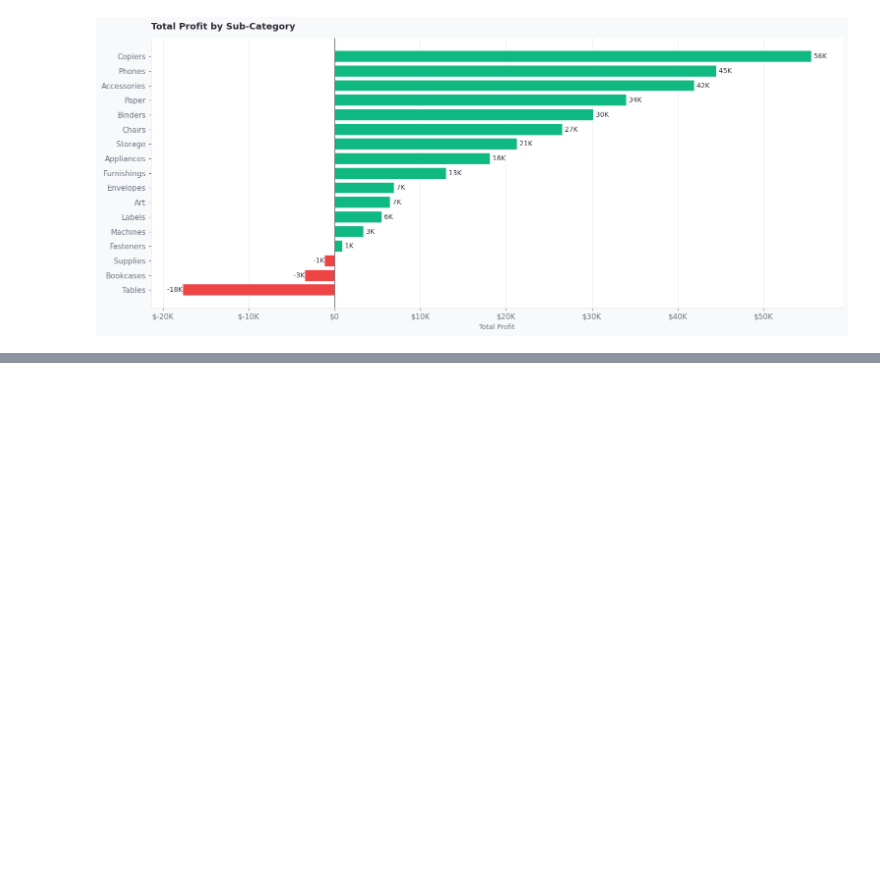
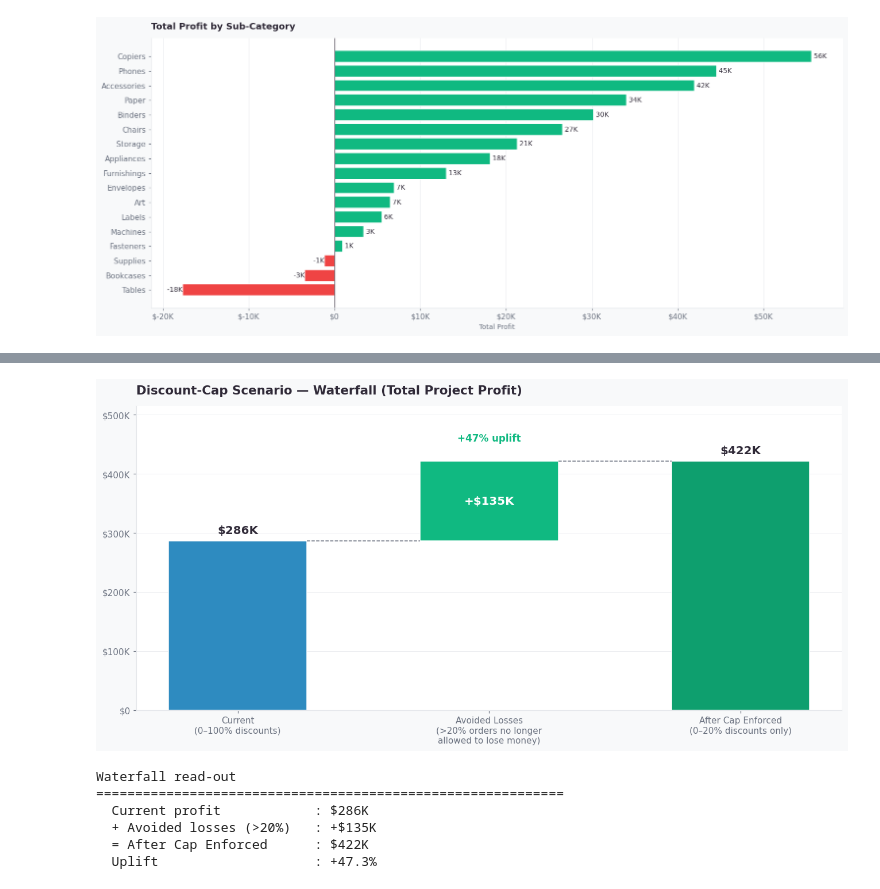
Before and after one commit to STAMPNonthakorn/superstore-analytics-dashboard, a Jupyter notebook: notebooks/superstore_dashboard.ipynb, the cells around one changed output, grey strips where cells are left out. Drawn from its saved outputs; the diff is of its cells as text; code cells hidden in the pictures; blank space fills up the shorter version.

```diff
--- a/notebooks/superstore_dashboard.ipynb
+++ b/notebooks/superstore_dashboard.ipynb
@@ -533,0 +531,71 @@ A read-out of the two-page dashboard. Each recommendation is limited to one the
+# %%
+
+# WATERFALL  —  Current  +  Avoided Losses  =  After Cap
+
+mask_over_20      = df['Discount'] > 0.20
+profit_current    = df['Profit'].sum()
+losses_over_20    = df.loc[mask_over_20, 'Profit'].sum()      # negative number
+avoided_losses    = -losses_over_20                            # positive uplift
+profit_after_cap  = profit_current + avoided_losses
+uplift_pct        = avoided_losses / profit_current * 100
+
+DARK_GREEN = '#0E9F6E'
+
+fig, ax = plt.subplots(figsize=(12, 6))
+
+# bars
+ax.bar(0, profit_current, width=0.55, color=BLUE,       edgecolor='white', zorder=2)
+ax.bar(1, avoided_losses, width=0.55, color=GREEN,      edgecolor='white',
+       bottom=profit_current, zorder=2)
+ax.bar(2, profit_after_cap, width=0.55, color=DARK_GREEN, edgecolor='white', zorder=2)
+
+# connecting dashed lines between step tops
+ax.plot([0 + 0.275, 1 - 0.275], [profit_current,   profit_current],   ls='--', color=MUTED, lw=1)
+ax.plot([1 + 0.275, 2 - 0.275], [profit_after_cap, profit_after_cap], ls='--', color=MUTED, lw=1)
+
+# value labels
+ax.text(0, profit_current   + profit_after_cap*0.02,
+        fmt_money(profit_current), ha='center', va='bottom',
+        fontsize=13, fontweight='bold', color=DARK)
+ax.text(1, profit_current + avoided_losses/2,
+        f'+{fmt_money(avoided_losses)}',
+        ha='center', va='center', fontsize=13, fontweight='bold', color='white')
+ax.text(2, profit_after_cap + profit_after_cap*0.02,
+        fmt_money(profit_after_cap), ha='center', va='bottom',
+        fontsize=13, fontweight='bold', color=DARK)
+
+# uplift % callout above middle step
+ax.text(1, profit_current + avoided_losses + profit_after_cap*0.08,
+        f'+{uplift_pct:.0f}% uplift', ha='center',
+        fontsize=11, color=GREEN, fontweight='bold')
+
+ax.set_xticks([0, 1, 2])
+ax.set_xticklabels([
+    'Current\n(0–100% discounts)',
+    'Avoided Losses\n(>20% orders no longer\nallowed to lose money)',
+    'After Cap Enforced\n(0–20% discounts only)',
+], fontsize=10)
+ax.yaxis.set_major_formatter(mticker.FuncFormatter(fmt_money))
+ax.set_ylim(0, profit_after_cap * 1.22)
+ax.set_title('Discount-Cap Scenario — Waterfall (Total Project Profit)',
+             loc='left', pad=14, fontsize=14, fontweight='bold')
+ax.grid(axis='y', color=CARD_EDGE, lw=0.5, zorder=1)
+for s in ('top', 'right'): ax.spines[s].set_visible(False)
+plt.tight_layout()
+plt.show()
+
+# numeric read-out
+print('\nWaterfall read-out')
+print('=' * 60)
+print(f'  Current profit            : {fmt_money(profit_current)}')
+print(f'  + Avoided losses (>20%)   : +{fmt_money(avoided_losses)}')
+print(f'  = After Cap Enforced      : {fmt_money(profit_after_cap)}')
+print(f'  Uplift                    : +{uplift_pct:.1f}%')
+# %% [output]
+[figure, added]
+Waterfall read-out
+============================================================
+  Current profit            : $286K
+  + Avoided losses (>20%)   : +$135K
+  = After Cap Enforced      : $422K
+  Uplift                    : +47.3%
```
Also changed, not shown: parts of 12 cells of this notebook, 1 other file.
